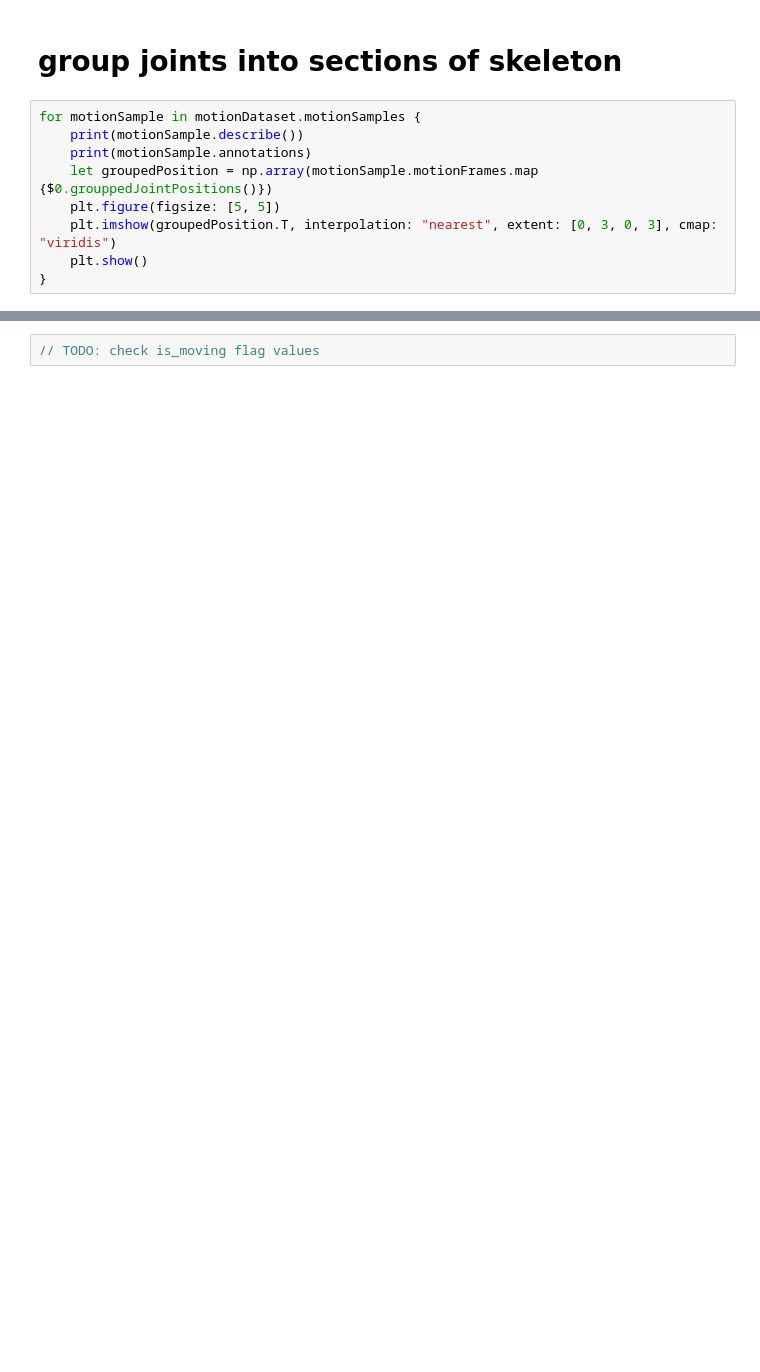
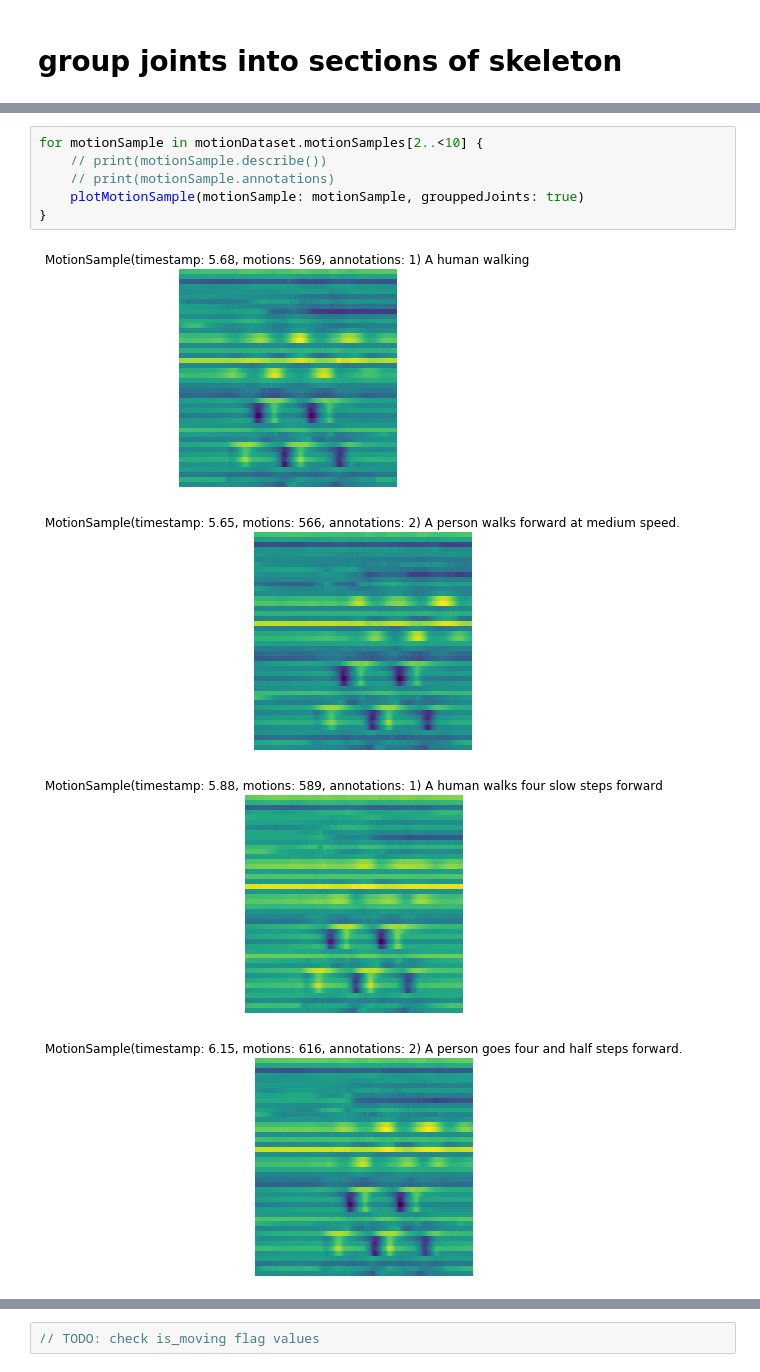
Before and after one commit to wojtekcz/language2motion, a Jupyter notebook: code/sample visualization.ipynb, the cells around one changed output, grey strips where cells are left out. Saved outputs shown, nothing was run; the diff lists cells and outputs as text; blank space fills up the shorter version.

```diff
--- a/code/sample visualization.ipynb
+++ b/code/sample visualization.ipynb
@@ -105,11 +113,2 @@ None
 # %% [markdown]
 # group joints into sections of skeleton
-# %%
-for motionSample in motionDataset.motionSamples {
-    print(motionSample.describe())
-    print(motionSample.annotations)
-    let groupedPosition = np.array(motionSample.motionFrames.map {$0.grouppedJointPositions()})
-    plt.figure(figsize: [5, 5])
-    plt.imshow(groupedPosition.T, interpolation: "nearest", extent: [0, 3, 0, 3], cmap: "viridis")
-    plt.show()
-}
@@ -145,0 +115,11 @@ MotionSample(timestamp: 8.95, motions: 896, annotations: 1)
+# %%
+for motionSample in motionDataset.motionSamples[2..<10] {
+    // print(motionSample.describe())
+    // print(motionSample.annotations)
+    plotMotionSample(motionSample: motionSample, grouppedJoints: true)
+}
+# %% [output]
+[figure, added]
+[figure, added]
+[figure, added]
+[figure, added]
```
Also changed, not shown: parts of 7 cells of this notebook.
